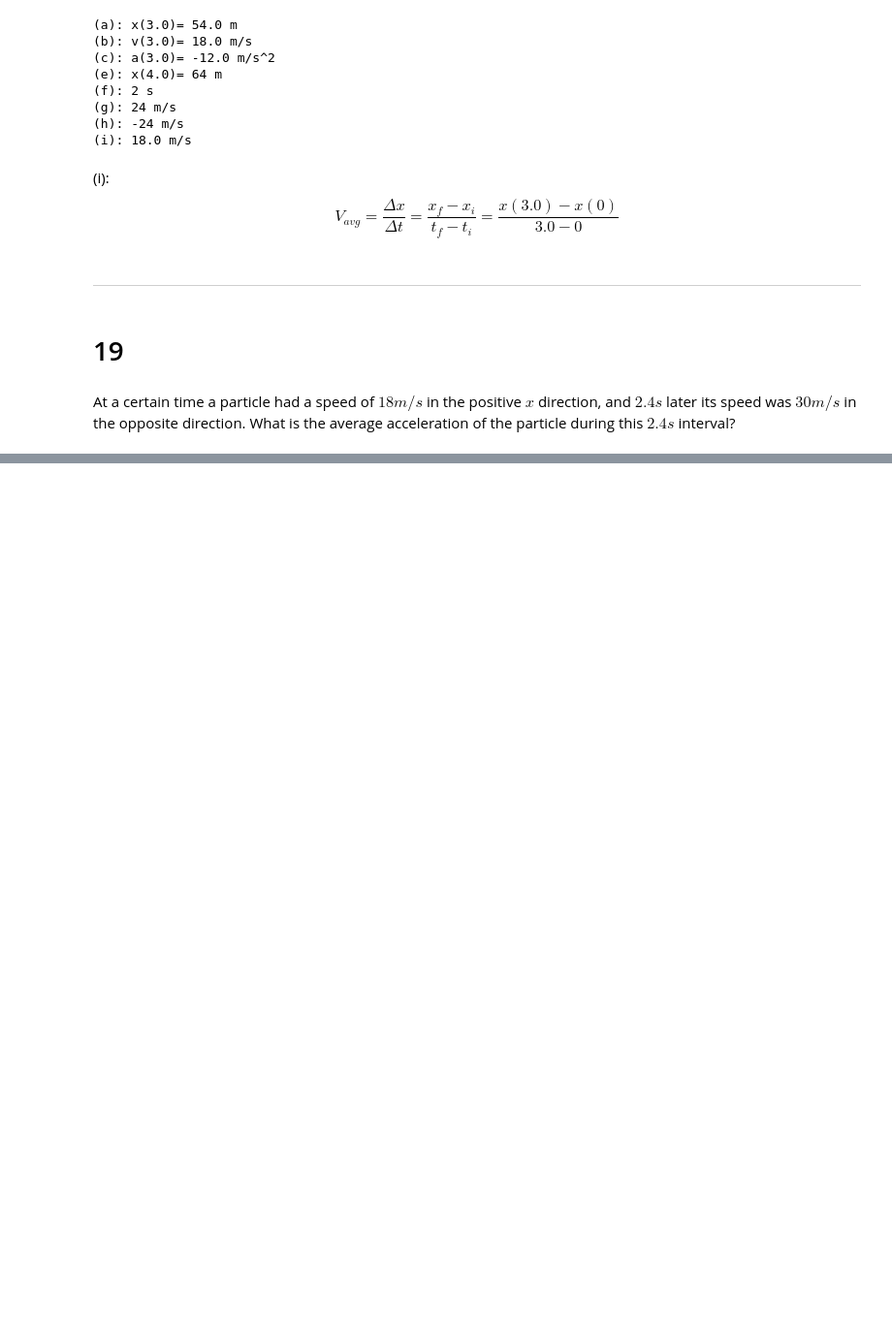
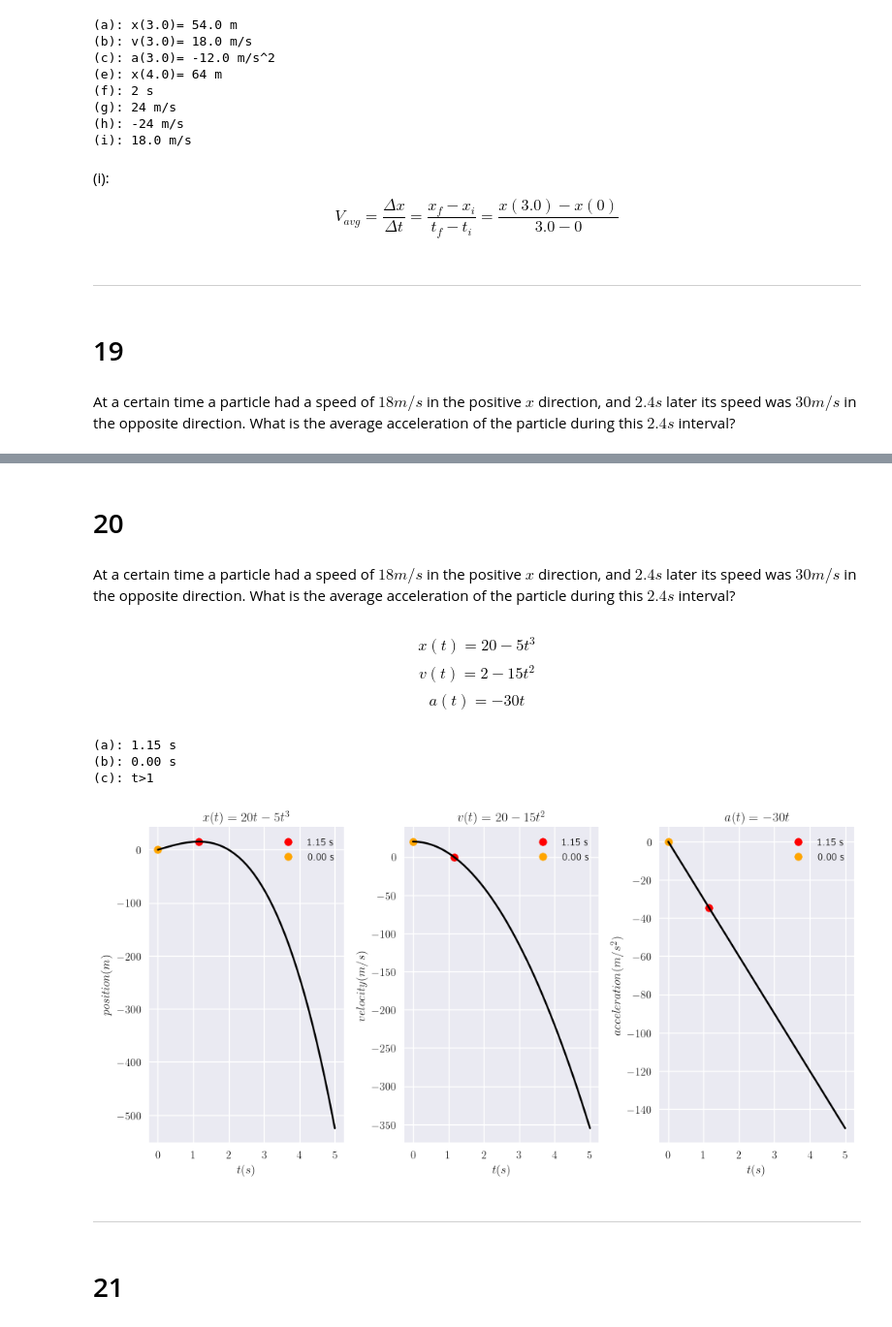
Before and after one commit to SMustafa12/Solve-Physics-I-of-Halliday, a Jupyter notebook: Chapter 2.ipynb, the cells around one changed output, grey strips where cells are left out. Shown at 97% size. Saved outputs shown, nothing was run; the diff lists cells and outputs as text; code cells hidden in the pictures; blank space fills up the shorter version.

```diff
--- a/Chapter 2.ipynb
+++ b/Chapter 2.ipynb
@@ -412,0 +419,65 @@ At a certain time a particle had a speed of $18 m/s$ in the positive $x$ directi
+# %% [markdown]
+# 20
+# %% [markdown]
+At a certain time a particle had a speed of $18 m/s$ in the positive $x$ direction, and $2.4 s$ later its speed was $30 m/s$ in the opposite direction. What is the average acceleration of the particle during this $2.4 s$ interval?
+# %% [markdown]
+$$ x(t) = 20 - 5t^3 $$
+$$ v(t) = 2- 15t^2 $$
+$$ a(t) = -30t $$
+# %%
+def x_20(t): return 20*t-5*t**3
+def v_20(t): return sp.diff(x_20(t),t)
+def a_20(t): return sp.diff(v_20(t),t)
+
+v_num19 = sp.lambdify(t,v_20(t),'numpy')
+a_num19 = sp.lambdify(t,a_20(t),'numpy')
+# %%
+print(f'(a): {float(sp.solve(v_20(t),t)[1]):.2f} s')
+print(f'(b): {float(sp.solve(a_20(t),t)[0]):.2f} s')
+print(f'(c): t>1')
+# %% [output]
+(a): 1.15 s
+(b): 0.00 s
+(c): t>1
+# %%
+fig,ax = plt.subplots(1,3,figsize=(10,5))
+
+T = np.linspace(0,5,100)
+
+t_a1 = float(sp.solve(v_20(t),t)[1])
+t_b1 = float(sp.solve(a_20(t),t)[0])
+
+ax[0].scatter(t_a1,x_20(t_a1), color='red', label=f'{t_a1:.2f} s')
+ax[0].scatter(t_b1,x_20(t_b1), color='orange', label=f'{t_b1:.2f} s')
+ax[0].plot(T, x_20(T), color='black')
+ax[0].set_xlabel(r'$t(s)$')
+ax[0].set_ylabel(r'$position(m)$')
+ax[0].set_title(r'$x(t) = 20t-5t^3$')
+ax[0].grid(True)
+ax[0].legend()
+
+ax[1].scatter(t_a1,v_num19(t_a1), color='red',label=f'{t_a1:.2f} s')
+ax[1].scatter(t_b1,v_num19(t_b1), color='orange',label=f'{t_b1:.2f} s')
+ax[1].plot(T, v_num19(T), color='black')
+ax[1].set_xlabel(r'$t(s)$')
+ax[1].set_ylabel(r'$velocity(m/s)$')
+ax[1].set_title(r'$v(t) = 20-15t^2$')
+ax[1].grid(True)
+ax[1].legend()
+
+ax[2].scatter(t_a1,a_num19(t_a1), color='red',label=f'{t_a1:.2f} s')
+ax[2].scatter(t_b1,a_num19(t_b1), color='orange',label=f'{t_b1:.2f} s')
+ax[2].plot(T, a_num19(T), color='black')
+ax[2].set_xlabel(r'$t(s)$')
+ax[2].set_ylabel(r'$acceleration(m/s^2)$')
+ax[2].set_title(r'$a(t) = -30t$')
+ax[2].grid(True)
+ax[2].legend()
+
+plt.tight_layout()
+# %% [output]
+[figure, added]
+# %% [markdown]
+----------------------------------------------------------------------------------------
+# %% [markdown]
+# 21
```
Also changed, not shown: parts of 38 cells of this notebook.
